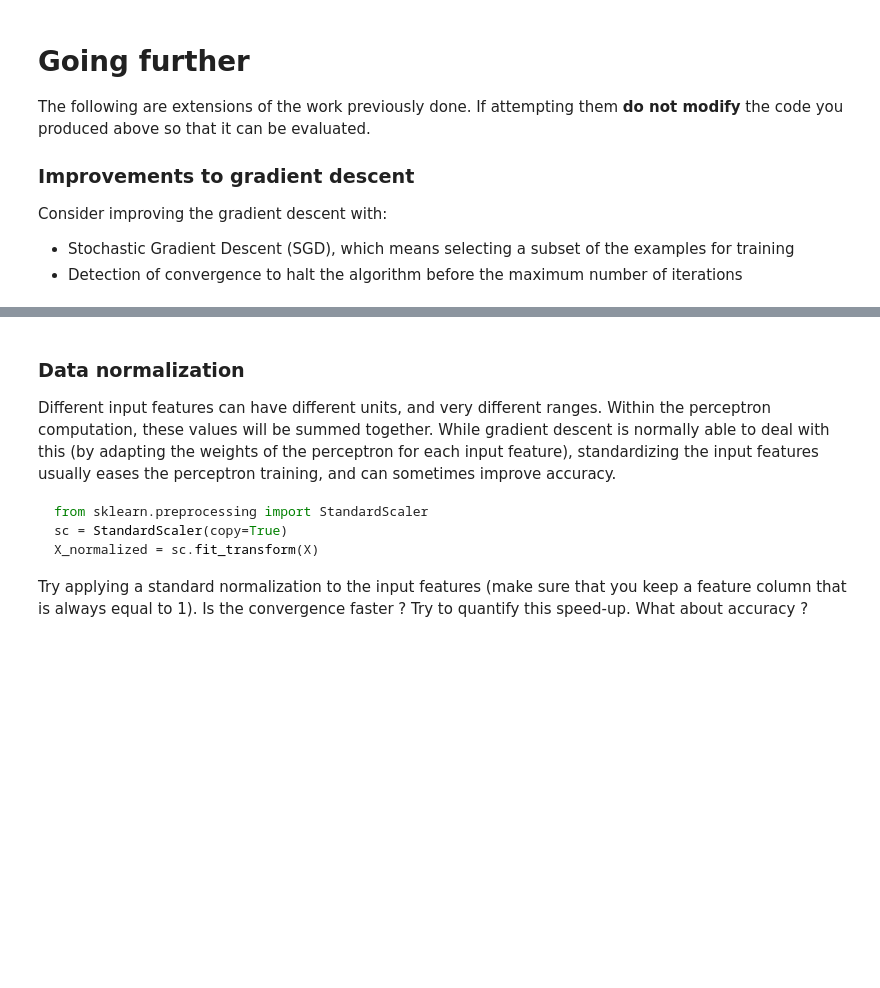
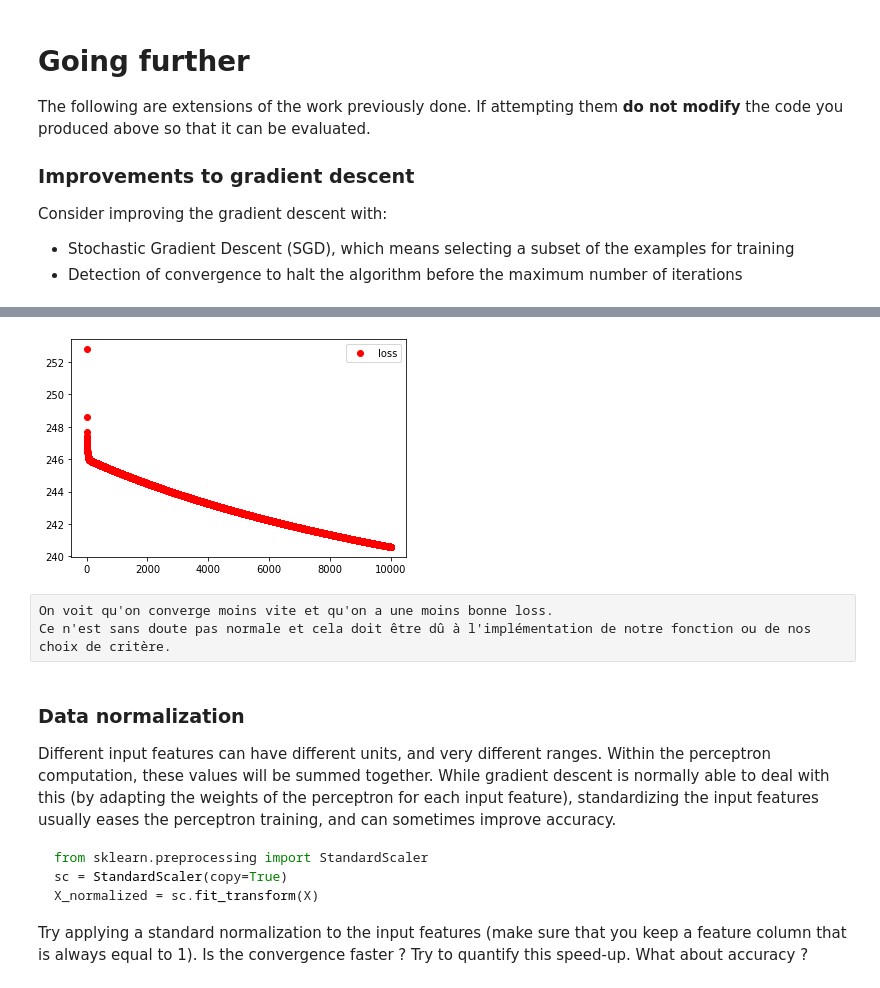
Before and after one commit to ToTTToR/TPML, a Jupyter notebook: TP2/perceptron.ipynb, the cells around one changed output, grey strips where cells are left out. Cells and saved outputs as stored; diff of their text form; code cells hidden in the pictures; blank space fills up the shorter version.

```diff
--- a/TP2/perceptron.ipynb
+++ b/TP2/perceptron.ipynb
@@ -282,25 +291,27 @@ Consider improving the gradient descent with:
  - Stochastic Gradient Descent (SGD), which means selecting a subset of the examples for training
  - Detection of convergence to halt the algorithm before the maximum number of iterations
 # %%
+from sklearn.model_selection import train_test_split
+
 def descentDeluxe(w_init, X, Y, alpha, max_iter):
 
     # Stochastic Gradient Descent
-    percentage_subset = 70
-    subset_size = int(len(X)*percentage_subset/100)
-    X = X[:subset_size]
-    Y = Y[:subset_size]
+    percentage_subset = 0.7
+    X, _, Y, _ = train_test_split(X,Y,test_size=percentage_subset,shuffle=True)
 
     nb_iter = 0
-    w2 = compute_update(w_init,X,Y,alpha)
     loss = []
 
+    # Init de previous Loss
+    w2        = compute_update(w_init,X,Y,alpha)
+    prev_loss = emp_loss(w2, X, Y)
+
     # Detection de convergence
-    prev_loss    = 0
-    current_loss = emp_loss(w2, X, Y)
-    loss_delta   = abs(current_loss - prev_loss)
-    criteria = 10e-7
+    criteria     = 10e-6
+    first_ite    = True
 
-    while(nb_iter < max_iter and loss_delta < criteria):
+    while(first_ite or (nb_iter < max_iter and loss_delta > criteria)):
+        first_ite = False
         w2 = compute_update(w2,X,Y,alpha)
         nb_iter += 1
 
@@ -312,10 +323,12 @@ def descentDeluxe(w_init, X, Y, alpha, max_iter):
         # Affichage de la loss
         loss += [emp_loss(w2,X,Y)]
 
-
     num_samples_to_plot = len(loss)
     plt.plot(loss[:num_samples_to_plot], 'ro', label='loss')
     plt.legend()
     print("Loss : ", loss[-1])
 
     return w2
+# %%
+W_trained = descentDeluxe(W, X, Y, 10e-5, 10000)
+# %% [output]
@@ -322,3 +336,7 @@ def descentDeluxe(w_init, X, Y, alpha, max_iter):
+[figure, added]
+# %% [raw]
+On voit qu'on converge moins vite et qu'on a une moins bonne loss.
+Ce n'est sans doute pas normale et cela doit être dû à l'implémentation de notre fonction ou de nos choix de critère.
 # %% [markdown]
 ### Data normalization
 
```
Also changed, not shown: parts of 20 cells of this notebook.
